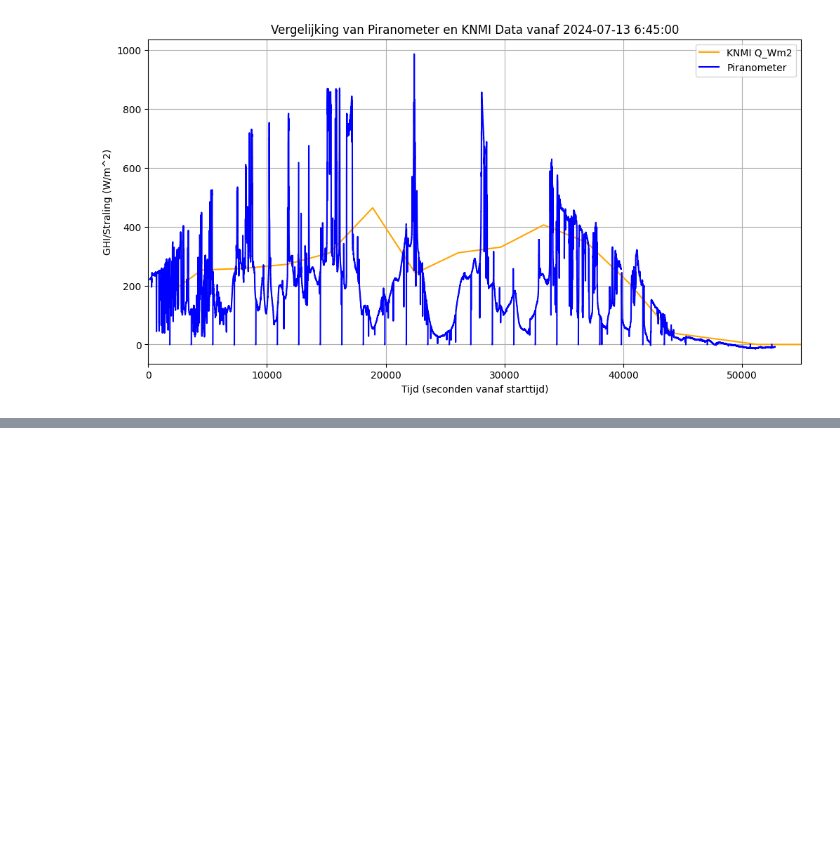
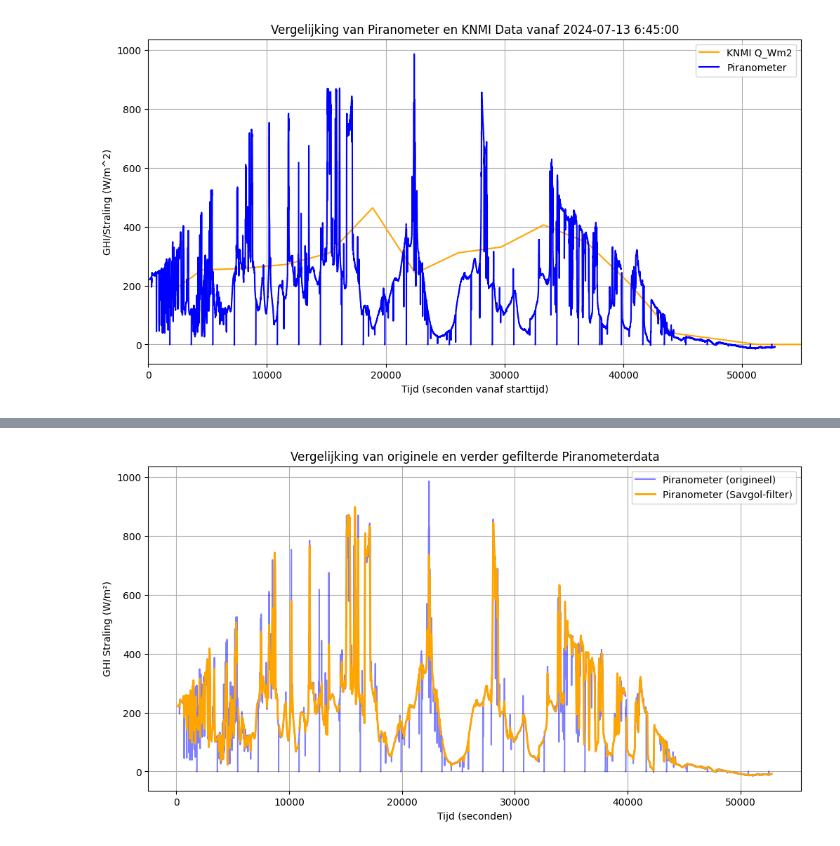
Before and after one commit to Qrax/Clean_Mobility, a Jupyter notebook: main.ipynb, the cells around one changed output, grey strips where cells are left out. Saved outputs shown, nothing was run; the diff lists cells and outputs as text; code cells hidden in the pictures; blank space fills up the shorter version.

```diff
--- a/main.ipynb
+++ b/main.ipynb
@@ -186,0 +207,27 @@ KeyError: "['seconds'] not in index"
+# %%
+from scipy.signal import savgol_filter
+import pandas as pd
+import matplotlib.pyplot as plt
+
+# Parameters voor Savitzky-Golay
+window_size = 101  # Moet een oneven getal zijn (groter maakt data gladder)
+poly_order = 3  # Laag houden (2 of 3) om de curve niet te vervormen
+
+# Zorg dat de kolom numeriek is
+merged_df1['1_Pirano 2'] = pd.to_numeric(merged_df1['1_Pirano 2'], errors='coerce')
+
+# Pas Savitzky-Golay-filter toe
+merged_df1['Piranometer_Savgol'] = savgol_filter(merged_df1['1_Pirano 2'], window_length=window_size, polyorder=poly_order)
+
+# Plot originele data vs. gefilterde data
+plt.figure(figsize=(12, 6))
+plt.plot(merged_df1['seconds'], merged_df1['1_Pirano 2'], label='Piranometer (origineel)', color='blue', alpha=0.5)
+plt.plot(merged_df1['seconds'], merged_df1['Piranometer_Savgol'], label='Piranometer (Savgol-filter)', color='orange', linewidth=2)
+plt.title('Vergelijking van originele en verder gefilterde Piranometerdata')
+plt.xlabel('Tijd (seconden)')
+plt.ylabel('GHI Straling (W/m²)')
+plt.legend()
+plt.grid()
+plt.show()
+# %% [output]
+[figure, added]
```
Also changed, not shown: parts of 6 cells of this notebook.
